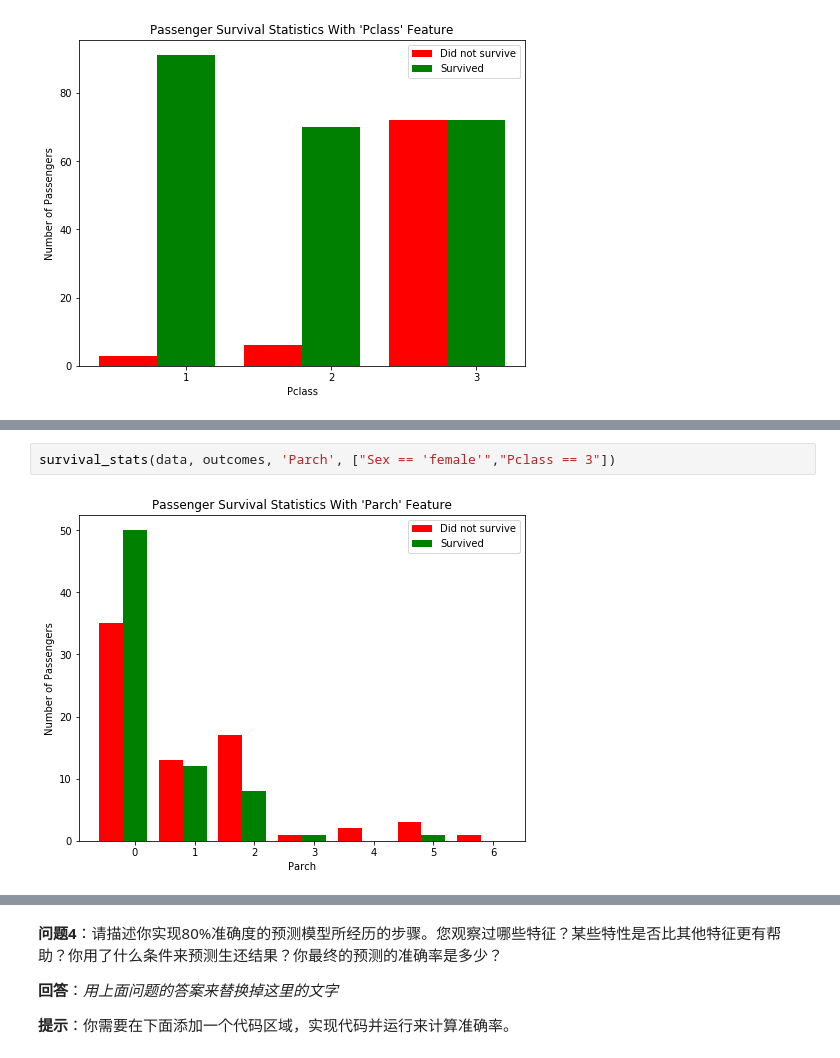
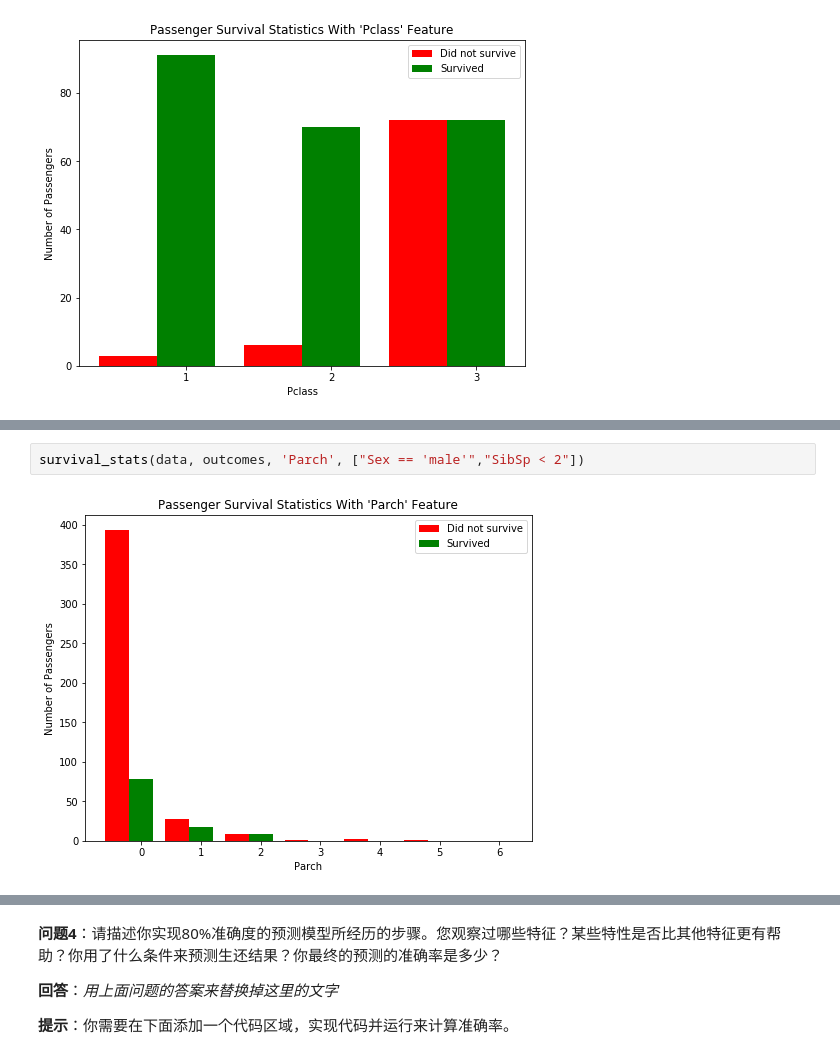
Before and after one commit to JasonZhou89/titanic_survival_exploration, a Jupyter notebook: titanic_survival_exploration.ipynb, the cells around one changed output, grey strips where cells are left out. Drawn from its saved outputs; the diff is of its cells as text.

```diff
--- a/titanic_survival_exploration.ipynb
+++ b/titanic_survival_exploration.ipynb
@@ -260,4 +264,4 @@ survival_stats(data, outcomes, 'SibSp', ["Sex == 'female'","Pclass == 3"])
 # %%
-survival_stats(data, outcomes, 'Parch', ["Sex == 'female'","Pclass == 3"])
+survival_stats(data, outcomes, 'Parch', ["Sex == 'male'","SibSp < 2"])
 # %% [output]
-[figure, old version]
+[figure, new version]
```
Also changed, not shown: parts of 6 cells of this notebook.
